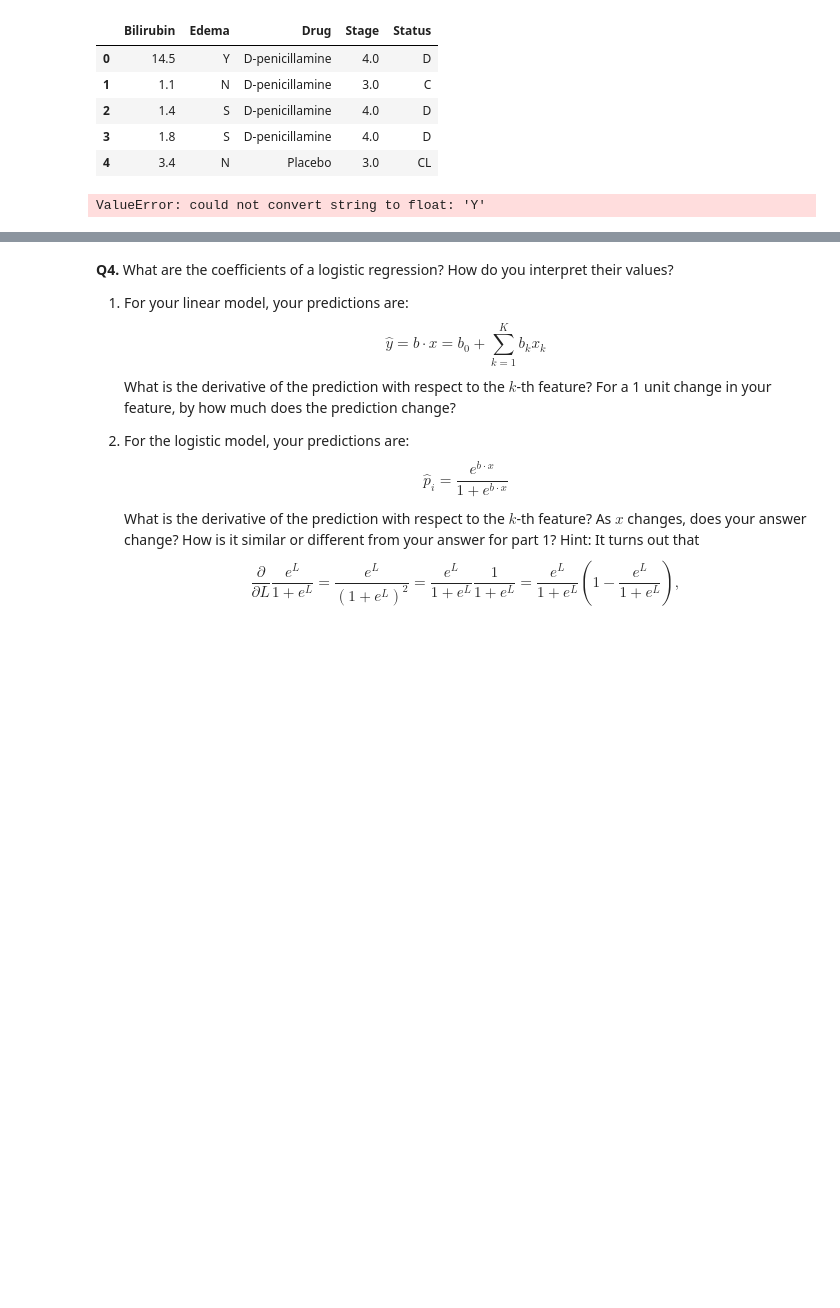
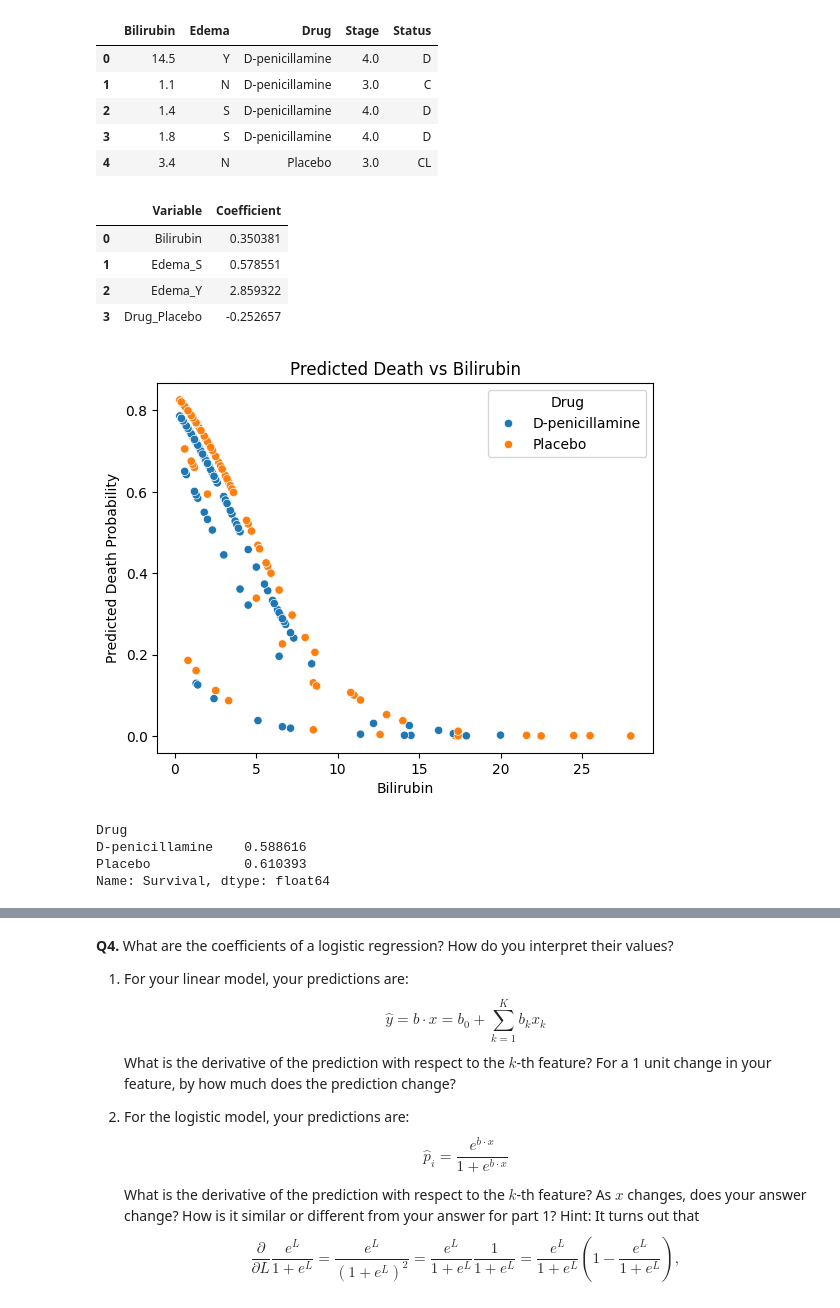
Before and after one commit to natchan19/undergrad_ml_assignments, a Jupyter notebook: 05_assignment_glm.ipynb, the cells around one changed output, grey strips where cells are left out. Cells and saved outputs as stored; diff of their text form; code cells hidden in the pictures; blank space fills up the shorter version.

```diff
--- a/05_assignment_glm.ipynb
+++ b/05_assignment_glm.ipynb
@@ -258,10 +258,51 @@ df3clean.head()
 # %%
 # 3.2
 X32 = df3clean.drop(['Status', 'Stage'], axis=1)
+X32 = pd.get_dummies(X32, columns=['Edema', 'Drug'], drop_first=True)
+
 y32 = df3clean['Status']
 y32 = y32.replace({'D': 1, 'C': 0, 'CL': 0})
+
 reg32 = LogisticRegression(penalty=None, max_iter=5000)
 reg32.fit(X32, y32)
-pd.DataFrame({'Variable':reg32.feature_names_in_,'Coefficient':reg32.coef_[0]})
+
+pd.DataFrame({'Variable': reg32.feature_names_in_, 'Coefficient': reg32.coef_[0]})
+
+# Does the drug improve survival probability? The drug does not improve survival probabilitiy.
+# Does higher or lower bilirubin predict a higher or lower survival rate? Higher bilirubin predicts a lower survival rate
+# How does survival rate vary with edema? Survival rate also decreases with edema, as higher levels of edema increase the probability of death.
 # %% [output]
-ValueError: could not convert string to float: 'Y'
+|  | Variable | Coefficient |
+| 0 | Bilirubin | 0.350381 |
+| 1 | Edema_S | 0.578551 |
+| 2 | Edema_Y | 2.859322 |
+| 3 | Drug_Placebo | -0.252657 |
+# %%
+# 3.3
+
+sns.scatterplot(
+    data=df3clean,
+    x='Bilirubin',
+    y=reg32.predict_proba(X32)[:, 0], # computed probabilities of survival
+    hue='Drug'
+)
+plt.xlabel('Bilirubin')
+plt.ylabel('Predicted Death Probability')
+plt.title('Predicted Death vs Bilirubin')
+plt.show()
+# %% [output]
+[figure, added]
+# %%
+df3clean['Survival'] = reg32.predict_proba(X32)[:, 0]
+
+df3clean.groupby('Drug')['Survival'].mean()
+
+# For what values of `Bilirubin` does the drug seem to increase patient survival rate?
+# - It does not seem to increase at any level of bilirubin
+# On average, by how much do patients who take the drug increase their probability of survival?
+# - On average, patients who take the drug decrease their probability of survival by like 0.02.
+# %% [output]
+Drug
+D-penicillamine    0.588616
+Placebo            0.610393
+Name: Survival, dtype: float64
```
Also changed, not shown: parts of 7 cells of this notebook.
